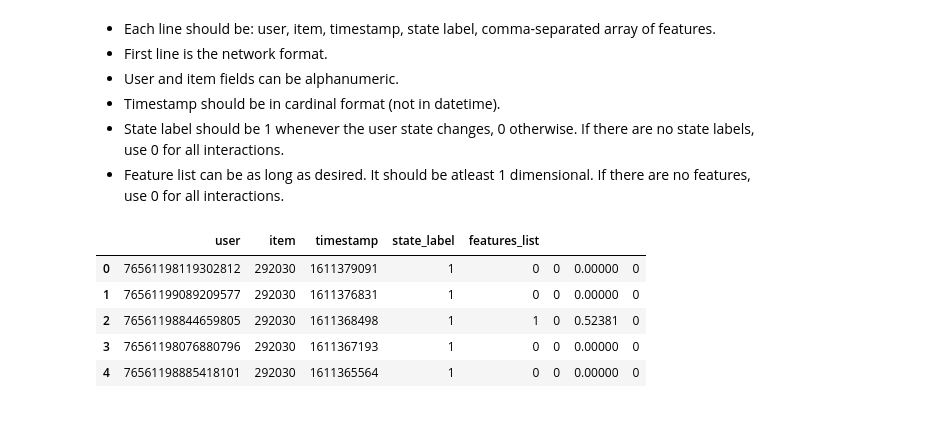
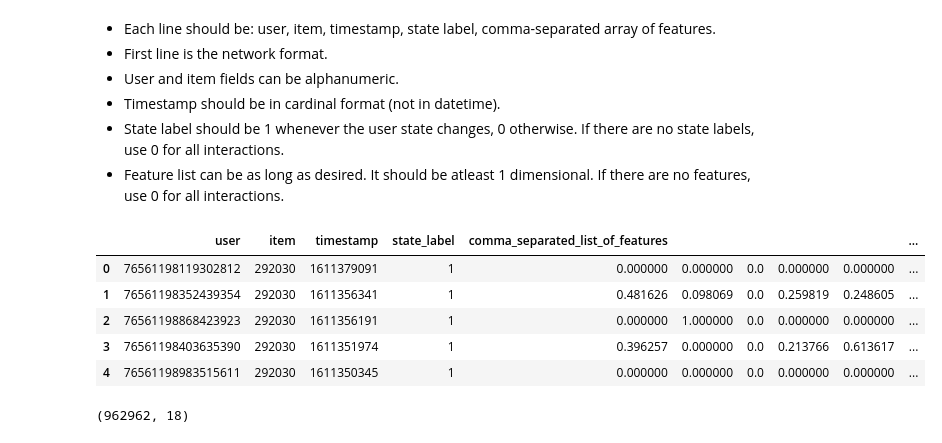
Before and after one commit to Litr0/Steam_data_converter_ML, a Jupyter notebook: transform_steam_data.ipynb, the cells around one changed output. Drawn from its saved outputs; the diff is of its cells as text; code cells hidden in the pictures.

Commit message:
Attempt to vectorize reviews

```diff
--- a/transform_steam_data.ipynb
+++ b/transform_steam_data.ipynb
@@ -101,36 +101,50 @@ Percentage of review bombing: 14.38%
 # Define a function to transform the reviews into the required network format
 def transform_to_network(df):
     network_data = []
+    review_field = df['review']
+    vectorizer = TfidfVectorizer(max_features = 10)
+    tdfidf_features = vectorizer.fit_transform(review_field.fillna("")).toarray()
+    i = 0
     for _, row in df.iterrows():
         user = row['author.steamid']
         item = row['app_id']
         timestamp = row['timestamp_updated']
         state_label = 1 if row['recommended'] else 0
-        # Add the features list
-        # See how to turn the review into a list of features
-        #vectorizer = TfidfVectorizer(max_features=1000)
-        #reviews = vectorizer.transform([row['review']]).toarray().tolist()[0]
+        # Add the features list to the network data
         votes_helpful = row['votes_helpful']
         votes_funny = row['votes_funny']
         weighted_vote_score = row['weighted_vote_score']
         comment_count = row['comment_count']
-        network_data.append([user, item, timestamp, state_label, votes_helpful, votes_funny, weighted_vote_score, comment_count])
+        array_to_append = [user, item, timestamp, state_label]
+        array_to_append.extend((tdfidf_features[i][0], tdfidf_features[i][1],
+                                tdfidf_features[i][2], tdfidf_features[i][3],
+                                tdfidf_features[i][4], tdfidf_features[i][5],
+                                tdfidf_features[i][6], tdfidf_features[i][7],
+                                tdfidf_features[i][8], tdfidf_features[i][9]))
+        array_to_append.extend((votes_helpful, votes_funny, weighted_vote_score, comment_count))
+        network_data.append(array_to_append)
+        i += 1
 
     # Create a DataFrame from the network data
-    network_df = pd.DataFrame(network_data, columns=['user', 'item', 'timestamp', 'state_label', 'features_list', '', '', ''])
+    network_df = pd.DataFrame(network_data, columns=['user', 'item', 'timestamp', 'state_label', 'comma_separated_list_of_features',
+                                                     '', '', '','','', '', '','', '', '', '','', ''])
     return network_df
 # %%
-# Transform the steam_reviews DataFrame
-network_df = transform_to_network(steam_reviews)
+# Transform the steam_reviews in english DataFrame
+network_df = transform_to_network(steam_reviews[(steam_reviews['language'] == 'english')])
 
 # Display the first few rows of the transformed network DataFrame
 network_df.head()
 # %% [output]
-|  | user | item | timestamp | state_label | features_list |  |  |  |
-| 0 | 76561198119302812 | 292030 | 1611379091 | 1 | 0 | 0 | 0.00000 | 0 |
-| 1 | 76561199089209577 | 292030 | 1611376831 | 1 | 0 | 0 | 0.00000 | 0 |
-| 2 | 76561198844659805 | 292030 | 1611368498 | 1 | 1 | 0 | 0.52381 | 0 |
-| 3 | 76561198076880796 | 292030 | 1611367193 | 1 | 0 | 0 | 0.00000 | 0 |
-| 4 | 76561198885418101 | 292030 | 1611365564 | 1 | 0 | 0 | 0.00000 | 0 |
+|  | user | item | timestamp | state_label | comma_separated_list_of_features |  |  |  |  | ... |
+| 0 | 76561198119302812 | 292030 | 1611379091 | 1 | 0.000000 | 0.000000 | 0.0 | 0.000000 | 0.000000 | ... |
+| 1 | 76561198352439354 | 292030 | 1611356341 | 1 | 0.481626 | 0.098069 | 0.0 | 0.259819 | 0.248605 | ... |
+| 2 | 76561198868423923 | 292030 | 1611356191 | 1 | 0.000000 | 1.000000 | 0.0 | 0.000000 | 0.000000 | ... |
+| 3 | 76561198403635390 | 292030 | 1611351974 | 1 | 0.396257 | 0.000000 | 0.0 | 0.213766 | 0.613617 | ... |
+| 4 | 76561198983515611 | 292030 | 1611350345 | 1 | 0.000000 | 0.000000 | 0.0 | 0.000000 | 0.000000 | ... |
+# %%
+network_df.shape
+# %% [output]
+(962962, 18)
 # %%
 network_df.to_csv('data/steam_reviews_network.csv', index=False)
```
Also changed, not shown: parts of 2 cells of this notebook.
